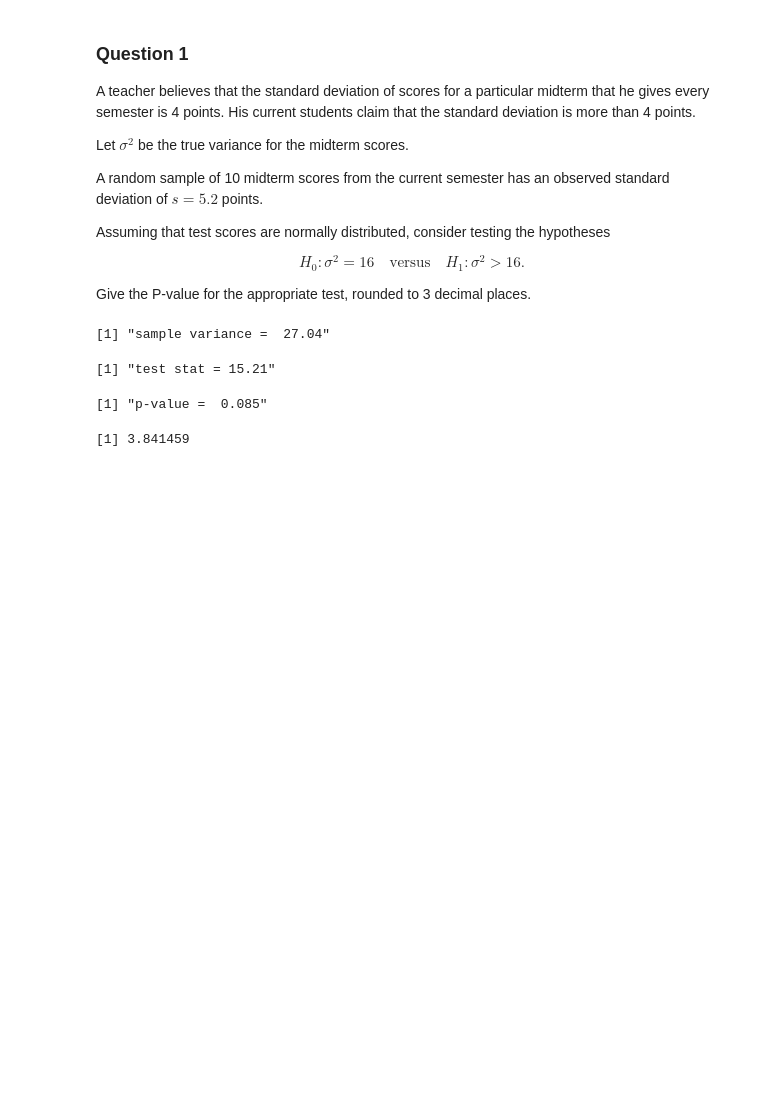
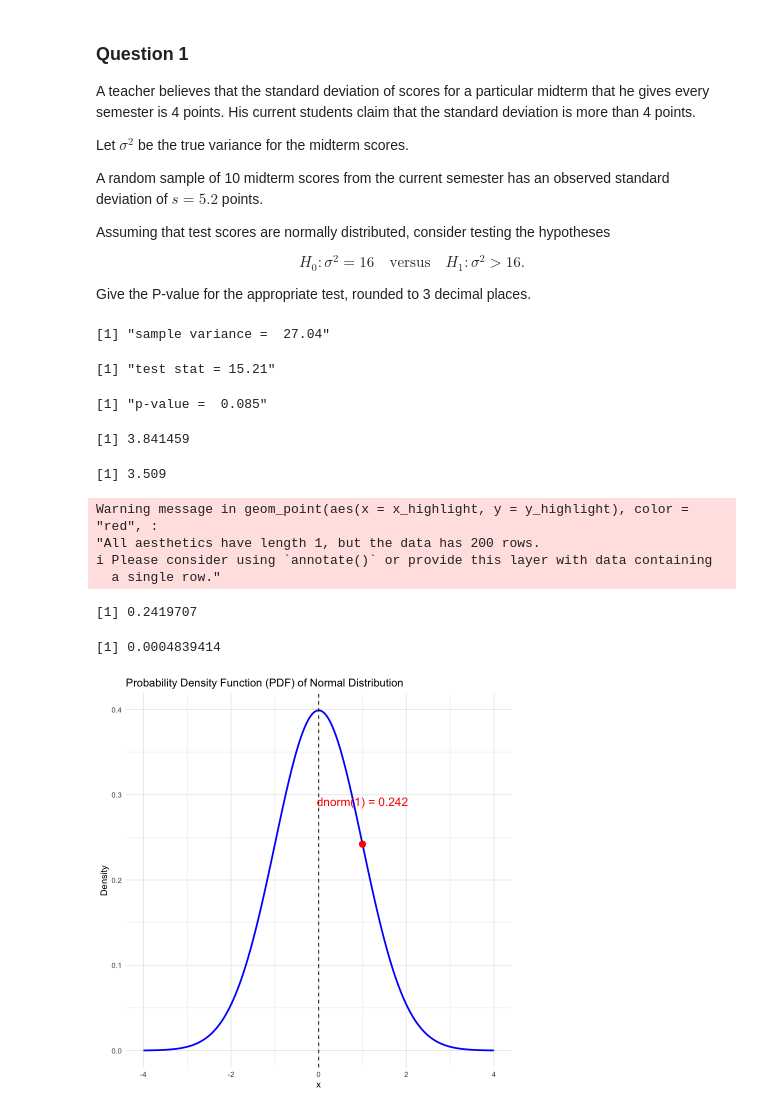
Before and after one commit to codyish/Prob_class_series, a Jupyter notebook: Course 1/Study /scratch_pad.ipynb, the cells around one changed output. Drawn from its saved outputs; the diff is of its cells as text; code cells hidden in the pictures; blank space fills up the shorter version.

```diff
--- a/Course 1/Study /scratch_pad.ipynb
+++ b/Course 1/Study /scratch_pad.ipynb
@@ -394,3 +394,49 @@ qchisq(1 - 0.05, 1)
 [1] 3.841459
 # %%
 t.test()
+# %%
+rolls <- sample(1:6, 1000, replace = TRUE)
+mean(rolls)
+# %% [output]
+[1] 3.509
+# %%
+# Load necessary library
+library(ggplot2)
+
+# Define parameters
+mu <- 0      # Mean
+sigma <- 1   # Standard deviation
+x_vals <- seq(-4, 4, length.out = 200)  # X range from -4 to 4
+y_vals <- dnorm(x_vals, mean = mu, sd = sigma)  # Compute PDF
+
+# Create a data frame for plotting
+df <- data.frame(x = x_vals, y = y_vals)
+
+# Value to highlight (e.g., x = 1)
+x_highlight <- 1
+y_highlight <- dnorm(x_highlight, mean = mu, sd = sigma)
+
+# Plot the normal PDF
+ggplot(df, aes(x, y)) +
+  geom_line(color = "blue", size = 1) +  # Normal PDF curve
+  geom_vline(xintercept = mu, linetype = "dashed", color = "black") +  # Mean line
+  geom_point(aes(x = x_highlight, y = y_highlight), color = "red", size = 3) +  # Highlighted point
+  annotate("text", x = x_highlight, y = y_highlight + 0.05,
+           label = paste("dnorm(1) =", round(y_highlight, 3)),
+           color = "red", size = 5) +
+  theme_minimal() +
+  ggtitle("Probability Density Function (PDF) of Normal Distribution") +
+  xlab("x") +
+  ylab("Density")
+
+dnorm(1, mean = mu, sd = sigma)
+pnorm(1.001, mean = mu, sd = sigma) -
+pnorm(0.999, mean = mu, sd = sigma)
+# %% [output]
+Warning message in geom_point(aes(x = x_highlight, y = y_highlight), color = "red", :
+"All aesthetics have length 1, but the data has 200 rows.
+i Please consider using `annotate()` or provide this layer with data containing
+  a single row."
+[1] 0.2419707
+[1] 0.0004839414
+[figure, added]
```
Also changed, not shown: 1 other file.
